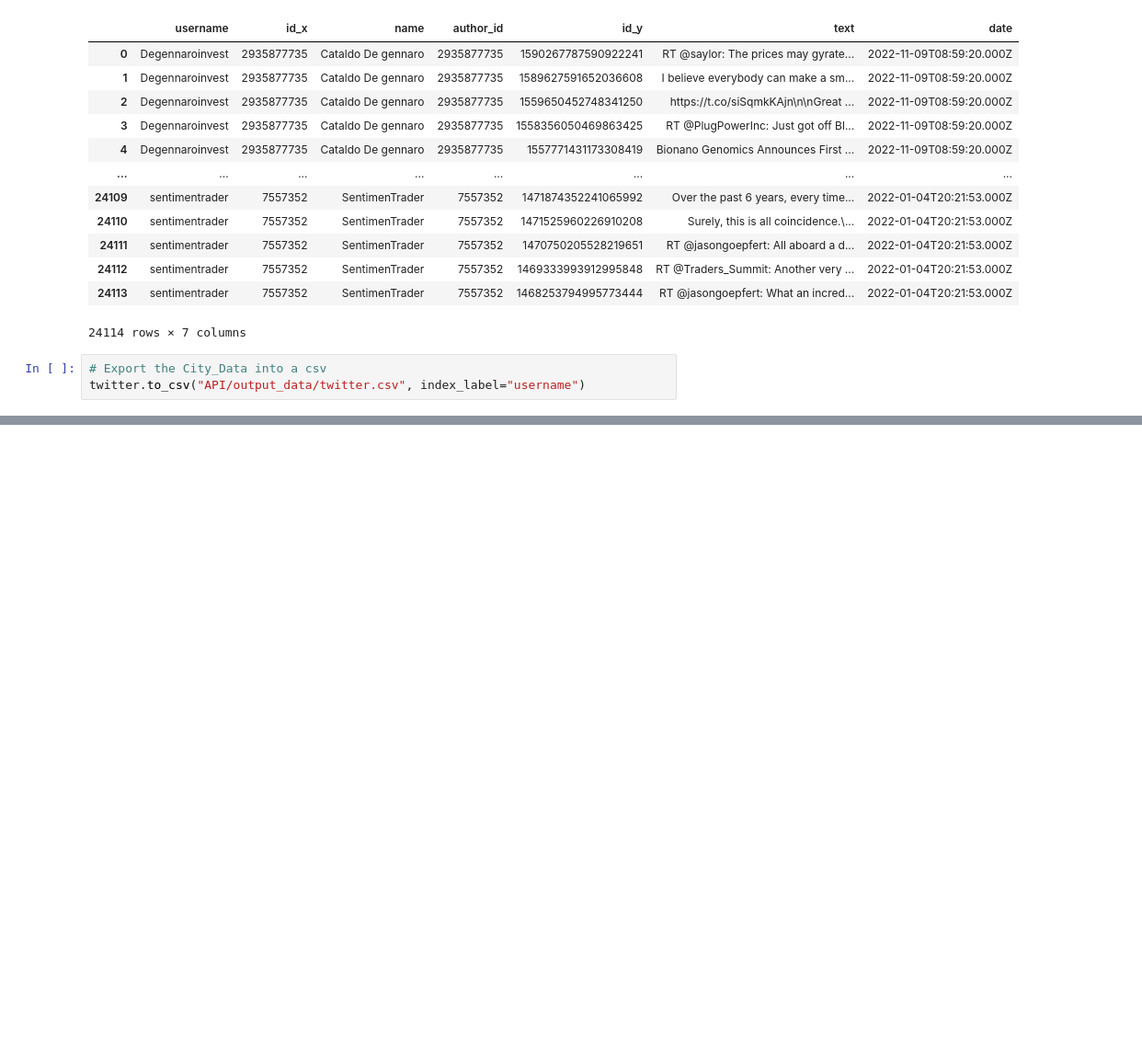
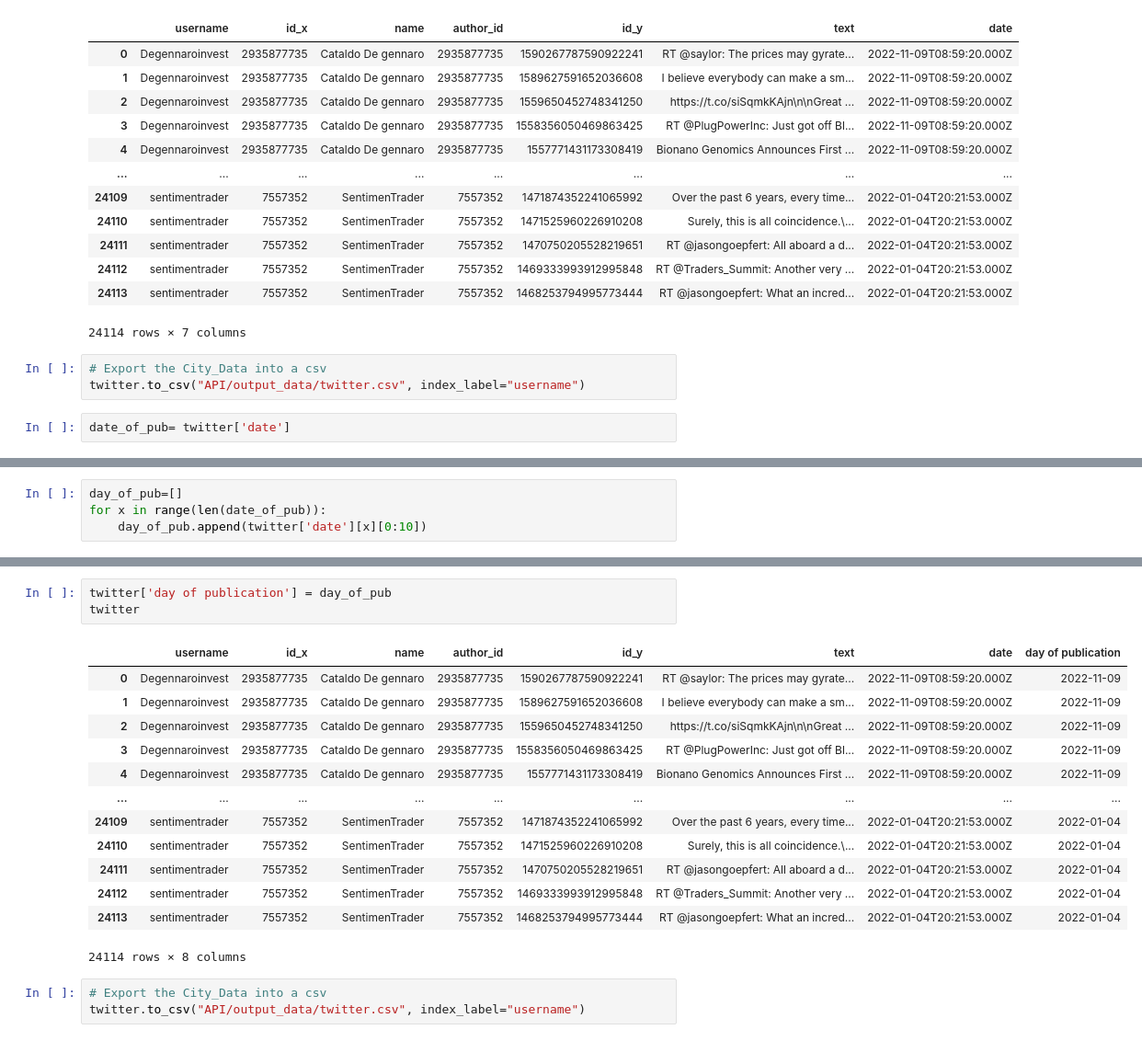
Before and after one commit to NingDin/Group-Project1, a Jupyter notebook: twitter api.ipynb, the cells around one changed output, grey strips where cells are left out. Shown at 92% size. Cells and saved outputs as stored; diff of their text form; blank space fills up the shorter version.

Commit message:
added day of publication to the csv

```diff
--- a/twitter api.ipynb
+++ b/twitter api.ipynb
@@ -279,3 +279,5 @@ twitter
 # %%
 # Export the City_Data into a csv
 twitter.to_csv("API/output_data/twitter.csv", index_label="username")
+# %%
+date_of_pub= twitter['date']
@@ -281,0 +288,4 @@ twitter.to_csv("API/output_data/twitter.csv", index_label="username")
+# %%
+day_of_pub=[]
+for x in range(len(date_of_pub)):
+    day_of_pub.append(twitter['date'][x][0:10])
@@ -281,0 +312,20 @@ twitter.to_csv("API/output_data/twitter.csv", index_label="username")
+# %%
+twitter['day of publication'] = day_of_pub
+twitter
+# %% [output]
+|  | username | id_x | name | author_id | id_y | text | date | day of publication |
+| 0 | Degennaroinvest | 2935877735 | Cataldo De gennaro | 2935877735 | 1590267787590922241 | RT @saylor: The prices may gyrate... | 2022-11-09T08:59:20.000Z | 2022-11-09 |
+| 1 | Degennaroinvest | 2935877735 | Cataldo De gennaro | 2935877735 | 1589627591652036608 | I believe everybody can make a sm... | 2022-11-09T08:59:20.000Z | 2022-11-09 |
+| 2 | Degennaroinvest | 2935877735 | Cataldo De gennaro | 2935877735 | 1559650452748341250 | https://t.co/siSqmkKAjn\n\nGreat ... | 2022-11-09T08:59:20.000Z | 2022-11-09 |
+| 3 | Degennaroinvest | 2935877735 | Cataldo De gennaro | 2935877735 | 1558356050469863425 | RT @PlugPowerInc: Just got off Bl... | 2022-11-09T08:59:20.000Z | 2022-11-09 |
+| 4 | Degennaroinvest | 2935877735 | Cataldo De gennaro | 2935877735 | 1557771431173308419 | Bionano Genomics Announces First ... | 2022-11-09T08:59:20.000Z | 2022-11-09 |
+| ... | ... | ... | ... | ... | ... | ... | ... | ... |
+| 24109 | sentimentrader | 7557352 | SentimenTrader | 7557352 | 1471874352241065992 | Over the past 6 years, every time... | 2022-01-04T20:21:53.000Z | 2022-01-04 |
+| 24110 | sentimentrader | 7557352 | SentimenTrader | 7557352 | 1471525960226910208 | Surely, this is all coincidence.\... | 2022-01-04T20:21:53.000Z | 2022-01-04 |
+| 24111 | sentimentrader | 7557352 | SentimenTrader | 7557352 | 1470750205528219651 | RT @jasongoepfert: All aboard a d... | 2022-01-04T20:21:53.000Z | 2022-01-04 |
+| 24112 | sentimentrader | 7557352 | SentimenTrader | 7557352 | 1469333993912995848 | RT @Traders_Summit: Another very ... | 2022-01-04T20:21:53.000Z | 2022-01-04 |
+| 24113 | sentimentrader | 7557352 | SentimenTrader | 7557352 | 1468253794995773444 | RT @jasongoepfert: What an incred... | 2022-01-04T20:21:53.000Z | 2022-01-04 |
+24114 rows × 8 columns
+# %%
+# Export the City_Data into a csv
+twitter.to_csv("API/output_data/twitter.csv", index_label="username")
```
Also changed, not shown: parts of 2 cells of this notebook, 1 other file.
